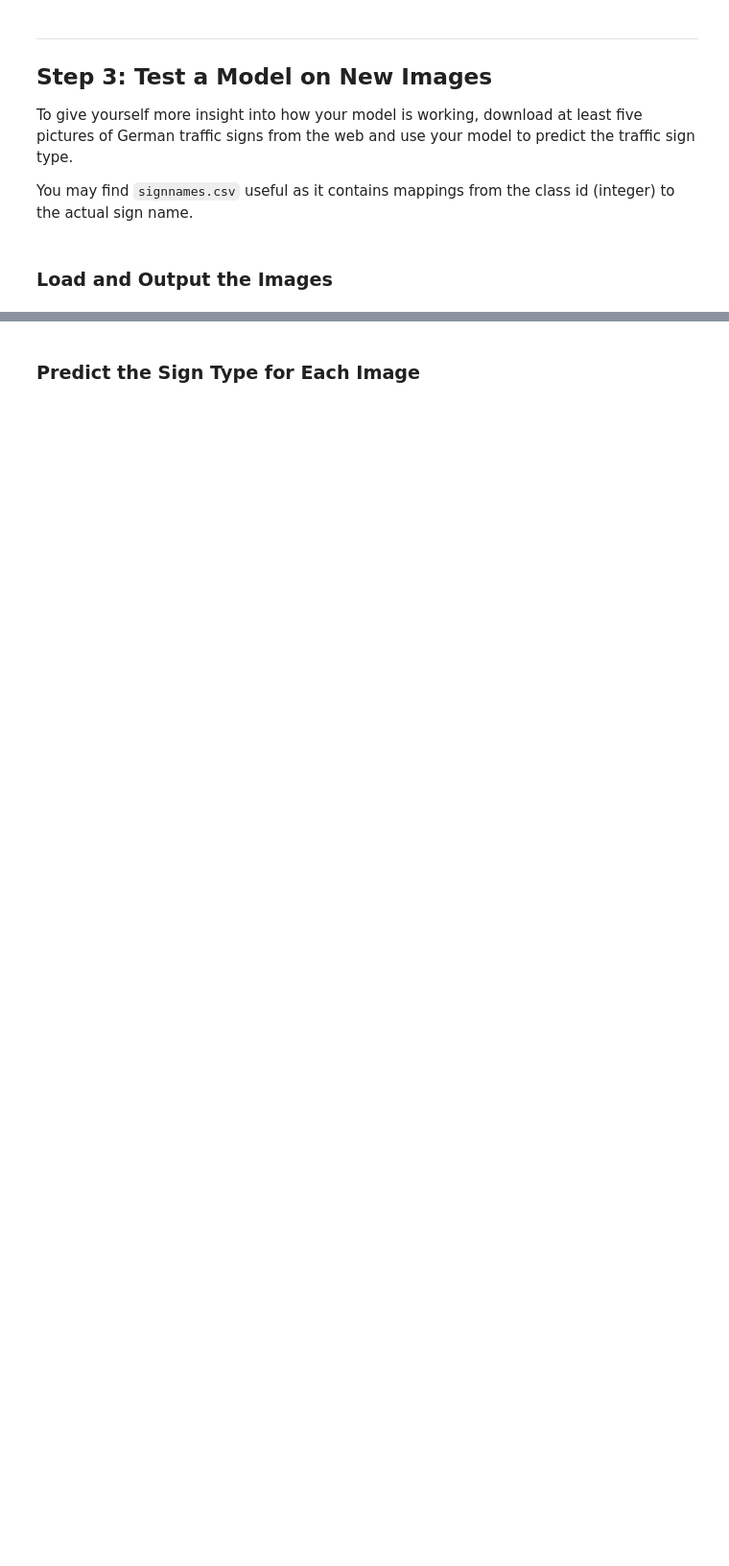
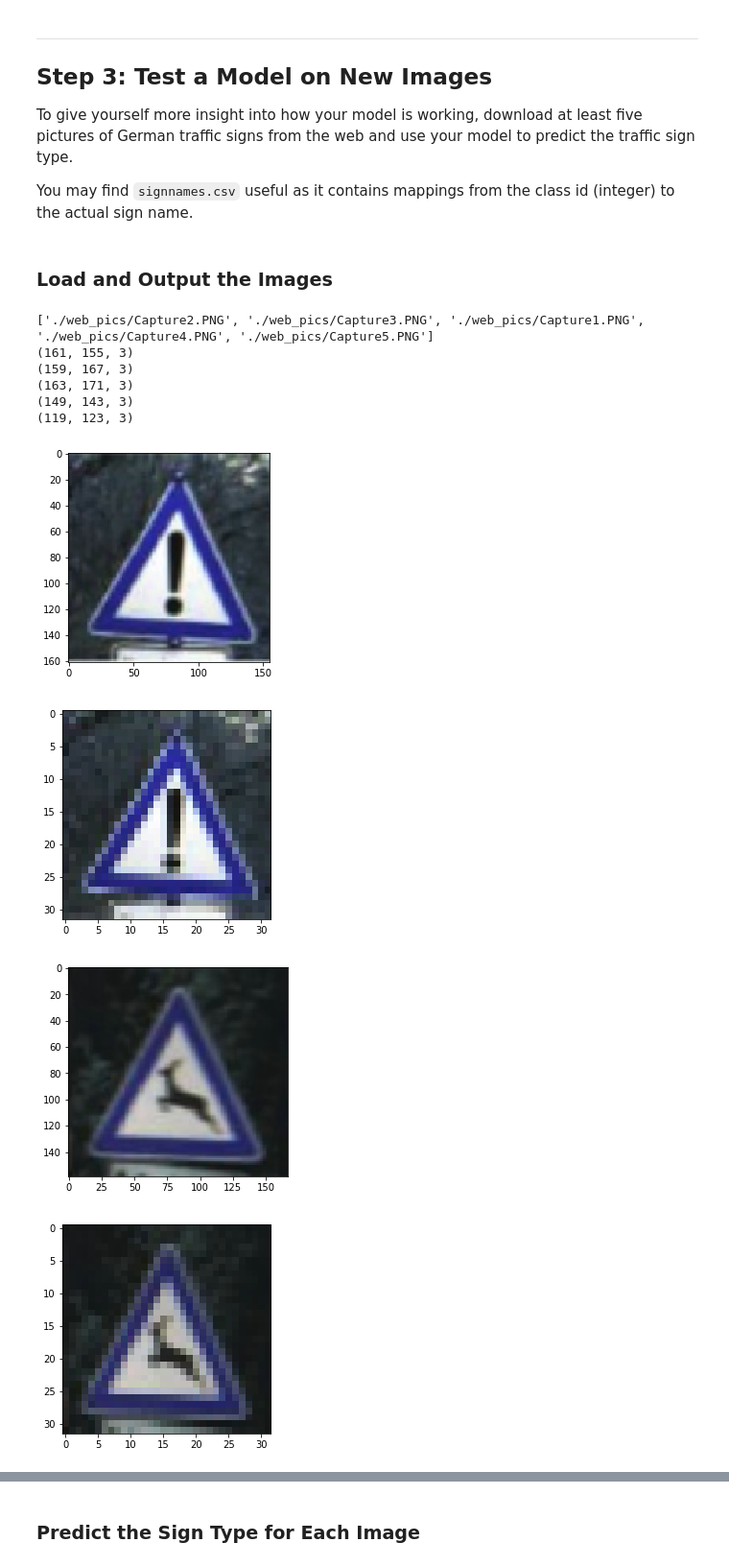
Before and after one commit to dust007/CarND-Traffic-Sign-Classifier-Project, a Jupyter notebook: Traffic_Sign_Classifier.ipynb, the cells around one changed output, grey strips where cells are left out. Shown at 96% size. Drawn from its saved outputs; the diff is of its cells as text; code cells hidden in the pictures; blank space fills up the shorter version.

```diff
--- a/Traffic_Sign_Classifier.ipynb
+++ b/Traffic_Sign_Classifier.ipynb
@@ -352,0 +372,42 @@ You may find `signnames.csv` useful as it contains mappings from the class id (i
+# %%
+### Load the images and plot them here.
+### Feel free to use as many code cells as needed.
+import cv2
+
+from os import listdir
+from os.path import isfile, join
+mypath = "./web_pics/"
+onlyfiles = [join(mypath, f) for f in listdir(mypath) if (isfile(join(mypath, f)) and "PNG" in f)]
+print(onlyfiles)
+
+new_x = []
+web_pics = []
+
+for f in onlyfiles:
+    try:
+        im = cv2.imread(f)
+        res = cv2.resize(im,(32,32))
+        plt.figure()
+        plt.imshow(im)
+        print(im.shape)
+        plt.figure()
+        plt.imshow(res)
+
+        web_pics.append(im)
+        new_x.append(res)
+    except:
+        print(f)
+        continue
+
+new_x = np.array(new_x)
+# %% [output]
+['./web_pics/Capture2.PNG', './web_pics/Capture3.PNG', './web_pics/Capture1.PNG', './web_pics/Capture4.PNG', './web_pics/Capture5.PNG']
+(161, 155, 3)
+(159, 167, 3)
+(163, 171, 3)
+(149, 143, 3)
+(119, 123, 3)
+[figure, added]
+[figure, added]
+[figure, added]
+[figure, added]
```
Also changed, not shown: parts of 12 cells of this notebook, 5 other files.
